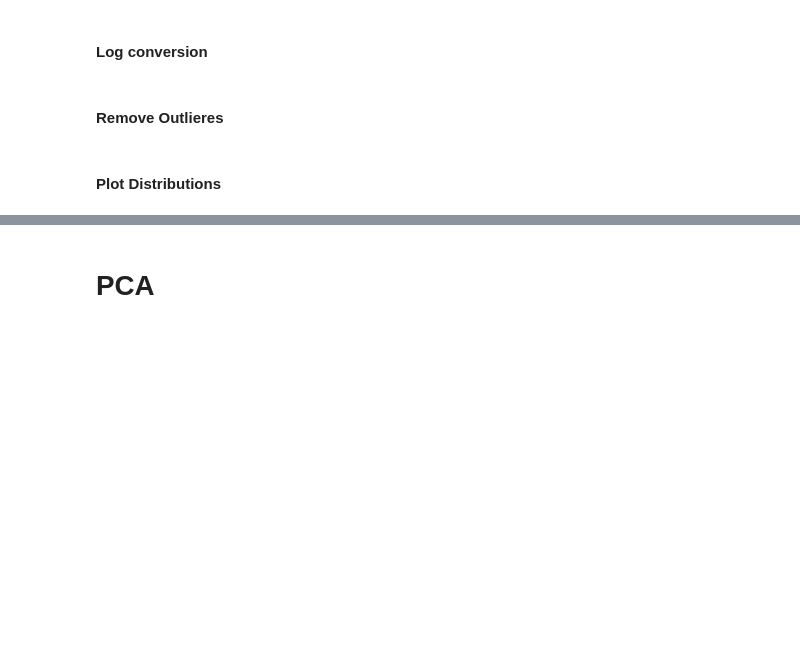
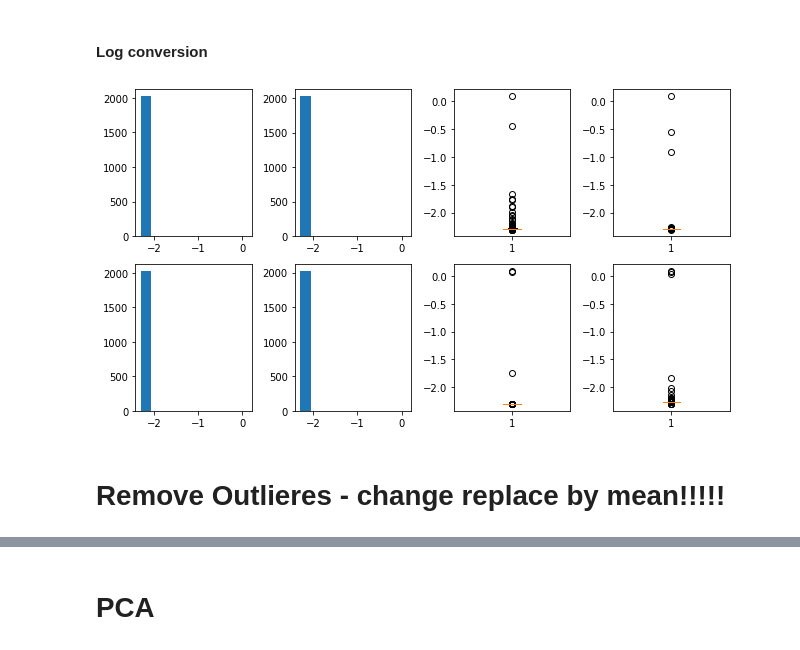
Before and after one commit to Agewerc/ML-Finance, a Jupyter notebook: corporateCreditRatingPrediction.ipynb, the cells around one changed output, grey strips where cells are left out. Drawn from its saved outputs; the diff is of its cells as text; code cells hidden in the pictures; blank space fills up the shorter version.

```diff
--- a/corporateCreditRatingPrediction.ipynb
+++ b/corporateCreditRatingPrediction.ipynb
@@ -94,5 +109,20 @@ for c in columns:
+# %%
+figure, axes = plt.subplots(nrows=2, ncols=4, figsize=(9,5))
+axes[0, 0].hist(df_rating.currentRatiolog)
+axes[0, 1].hist(df_rating.returnOnEquitylog)
+axes[1, 0].hist(df_rating.freeCashFlowPerSharelog)
+axes[1, 1].hist(df_rating.payablesTurnoverlog)
+
+axes[0, 2].boxplot(df_rating.currentRatiolog)
+axes[1, 2].boxplot(df_rating.returnOnEquitylog)
+axes[0, 3].boxplot(df_rating.freeCashFlowPerSharelog)
+axes[1, 3].boxplot(df_rating.payablesTurnoverlog)
+
+figure.tight_layout()
+# %% [output]
+[figure, added]
 # %% [markdown]
-#### Remove Outlieres
+# Remove Outlieres - change replace by mean!!!!!
 # %%
 #------------------------------------------------------------------------------
 # accept a dataframe, remove outliers, return cleaned data in a new dataframe
@@ -111,3 +157 @@ for c in df_rating.columns[32:58]:
     df_rating = remove_outlier(df_rating, c)
-# %% [markdown]
-#### Plot Distributions
```
Also changed, not shown: parts of 41 cells of this notebook.
